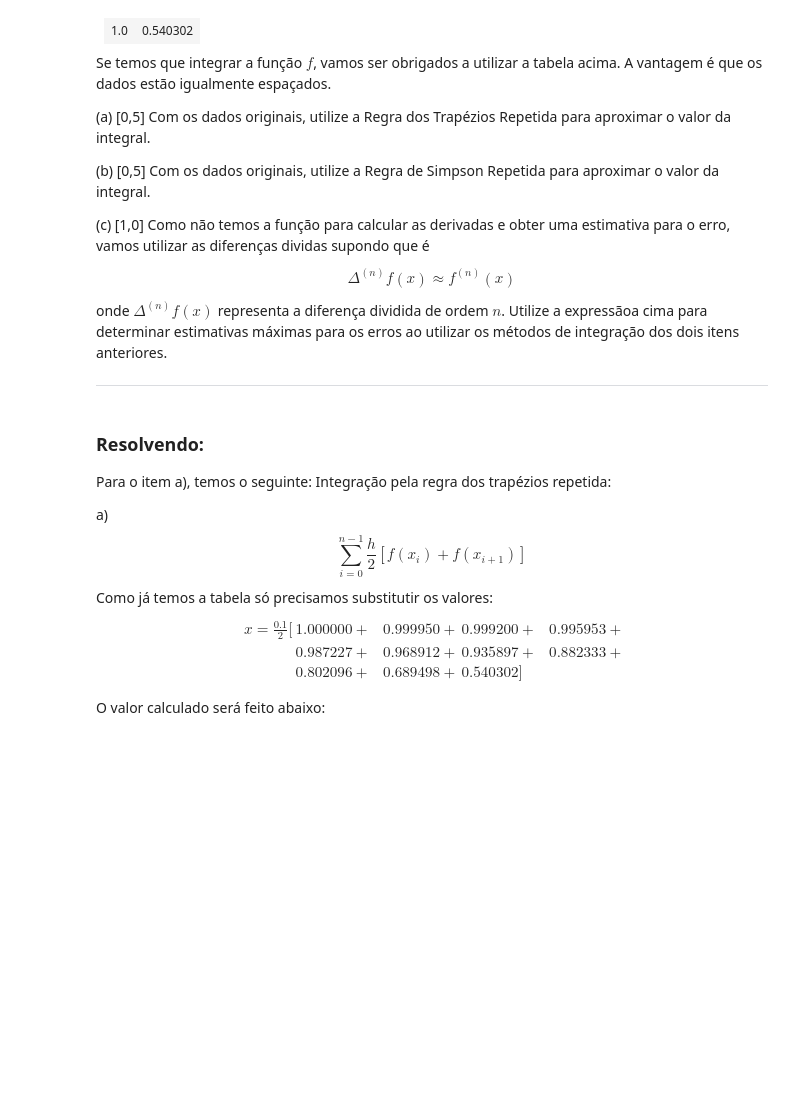
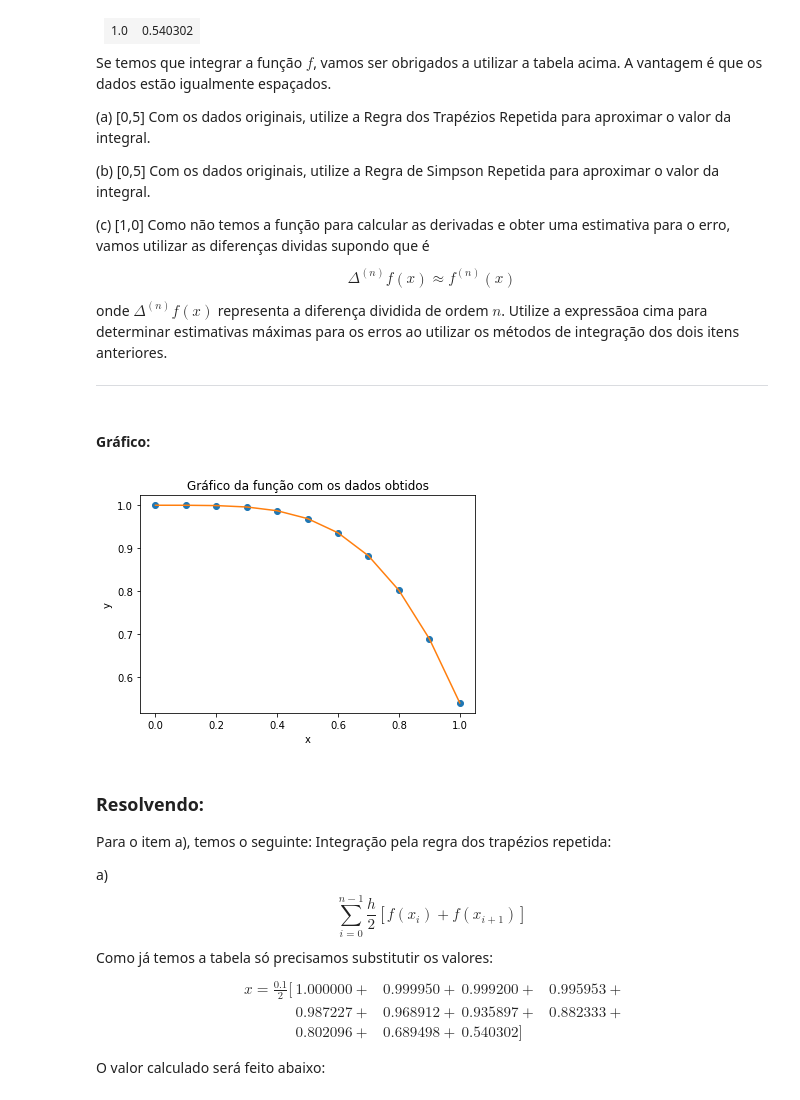
Before and after one commit to gbritom/Calculo-Numerico, a Jupyter notebook: CN_avaliação3_2.ipynb, the cells around one changed output. Saved outputs shown, nothing was run; the diff lists cells and outputs as text; code cells hidden in the pictures; blank space fills up the shorter version.

```diff
--- a/CN_avaliação3_2.ipynb
+++ b/CN_avaliação3_2.ipynb
@@ -289,6 +315,20 @@ $$ \Delta^{(n)}f(x) \approx f^{(n)}(x) $$
 
 onde $\Delta^{(n)}f(x)$ representa a diferença dividida de ordem $n$. Utilize a expressãoa cima para determinar estimativas máximas para os erros ao utilizar os métodos de integração dos dois itens anteriores.
 <hr>
+# %% [markdown]
+#### Gráfico:
+# %%
+x = np.linspace(0,1,11)
+y = np.array([1.000000 , 0.999950 , 0.999200 , 0.995953 , 0.987227 , 0.968912 ,
+                 0.935897 , 0.882333 , 0.802096 , 0.689498 , 0.540302])
+plt.xlabel('x')
+plt.ylabel('y')
+plt.title('Gráfico da função com os dados obtidos')
+plt.plot(x,y,'o')
+plt.plot(x,y)
+plt.show()
+# %% [output]
+[figure, added]
 # %% [markdown]
 ### Resolvendo:
 Para o item a), temos o seguinte:
```
Also changed, not shown: parts of 15 cells of this notebook.
